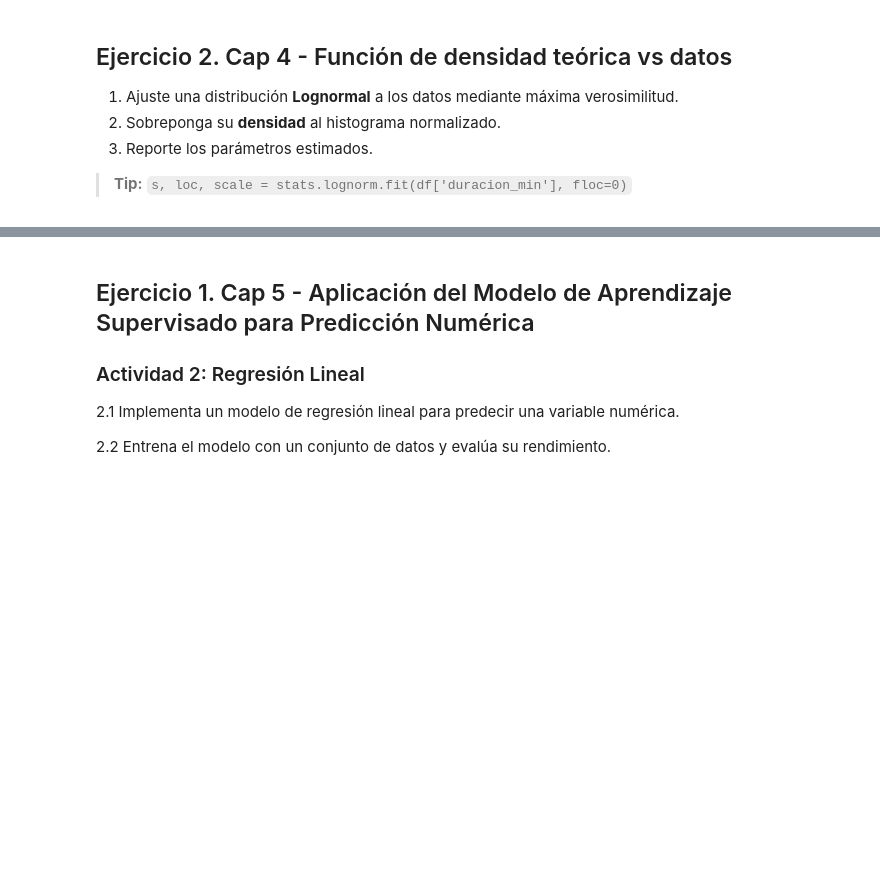
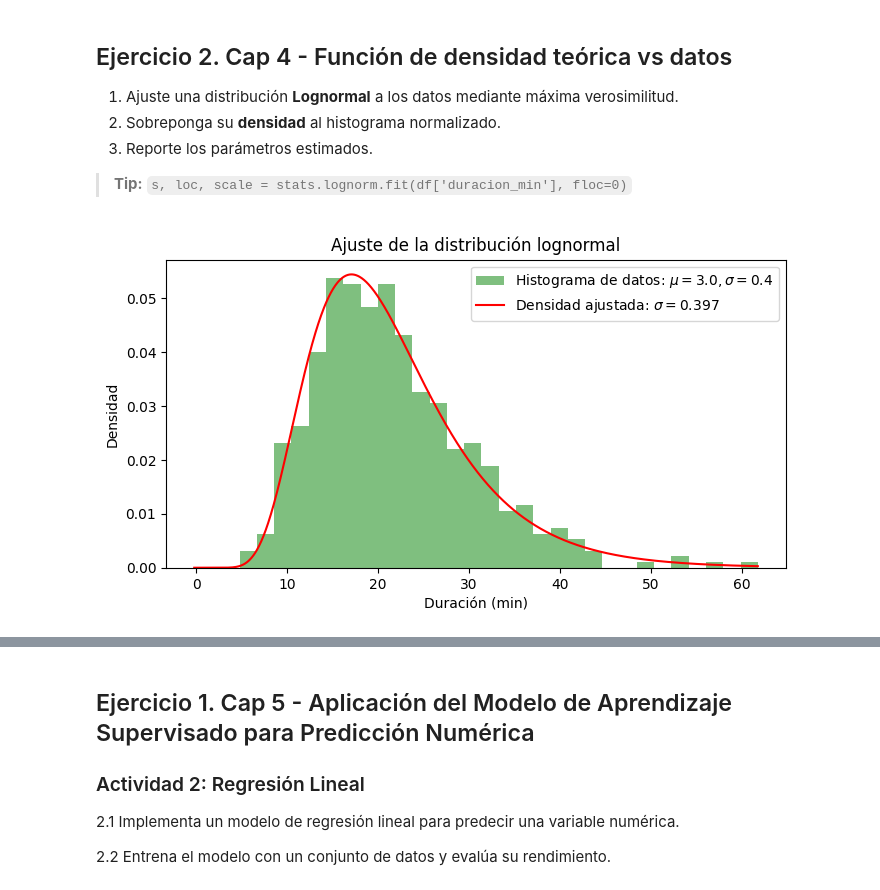
Before and after one commit to alanPalma25/sic-2025-python-ai, a Jupyter notebook: ia_module/activities/sem09_asin_capítulo3_AI (1).ipynb, the cells around one changed output, grey strips where cells are left out. Saved outputs shown, nothing was run; the diff lists cells and outputs as text; code cells hidden in the pictures; blank space fills up the shorter version.

```diff
--- a/ia_module/activities/sem09_asin_capítulo3_AI (1).ipynb
+++ b/ia_module/activities/sem09_asin_capítulo3_AI (1).ipynb
@@ -51,9 +53,27 @@ ___
 
 > **Tip:** `stats.lognorm(s=sigma, scale=np.exp(mu)).rvs(n)`
 # %%
+# Exporte las librerías necesarias
+from scipy import stats
+import numpy as np
+import pandas as pd
+
 # TODO: complete aquí
 # 1. Defina el tamaño de la muestra (n)
+n = 500
+
 # 2. Asigne los parámetros mu y sigma de la distribución lognormal
+mu = 3.0
+sigma = 0.4
+
 # 3. Genere los datos aleatorios
+data = stats.lognorm(s=sigma, scale=np.exp(mu)).rvs(n)
+
 # 4. Cree un DataFrame llamado df con una columna 'duracion_min'
+df = pd.DataFrame(data, columns=["duracion_min"])
+
 # 5. Muestre las primeras filas y el resumen estadístico
+print("Primeras filas del DataFrame:")
+print(df.head())
+print("\nResumen estadístico del DataFrame:")
+print(df.describe())
@@ -65,9 +104,30 @@ ___
 
 > **Tip:** `s, loc, scale = stats.lognorm.fit(df['duracion_min'], floc=0)`
 # %%
+# Exporte las librerías necesarias
+from scipy import stats
+import matplotlib.pyplot as plt
+
 # TODO: complete aquí
 # 1. Ajuste los parámetros de la distribución lognormal con stats.lognorm.fit
+shape, loc, scale = stats.lognorm.fit(df["duracion_min"], floc=0)
+
 # 2. Genere un rango de valores (x) para la curva de densidad
+x = np.linspace(min(data)-5, max(data), 1000)
+
 # 3. Calcule la función de densidad teórica (pdf)
+pdf_fitted = stats.lognorm.pdf(x, shape, loc, scale)
+
 # 4. Grafique el histograma y la curva de densidad ajustada
+plt.figure(figsize=(8, 4))
+plt.hist(data, bins=30, density=True, alpha=0.5, color='g', label='Histograma de datos: ' + f'$\mu={mu}, \sigma={sigma}$')
+plt.plot(x, pdf_fitted, 'r-', label=f'Densidad ajustada: ' + f'$\sigma={shape:.3f}$')
+
 # 5. Incluya etiquetas, título y leyenda
+plt.xlabel('Duración (min)')
+plt.ylabel('Densidad')
+plt.title('Ajuste de la distribución lognormal')
+plt.legend()
+plt.show()
+# %% [output]
+[figure, added]
```
Also changed, not shown: parts of 24 cells of this notebook, 1 other file.
